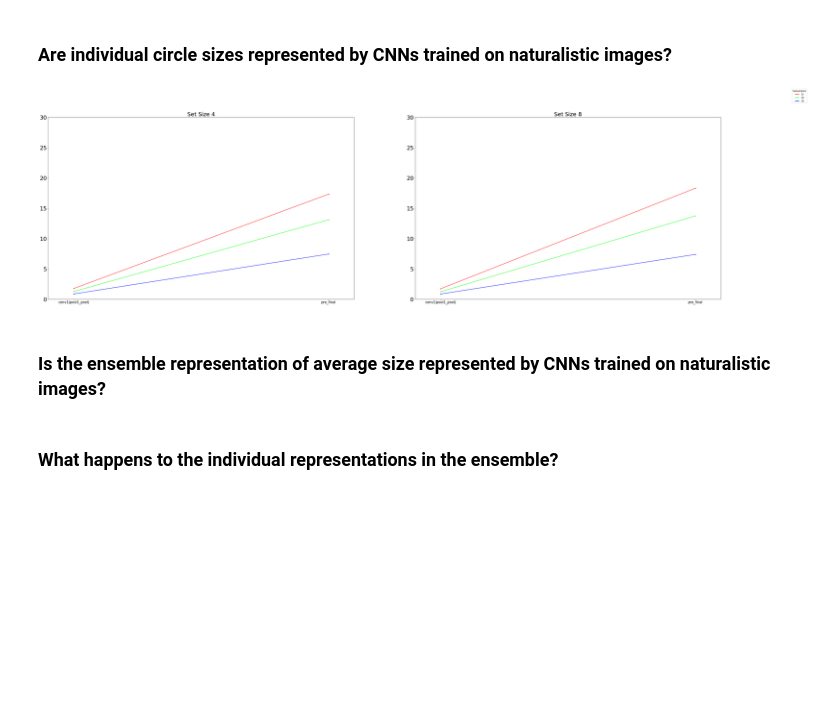
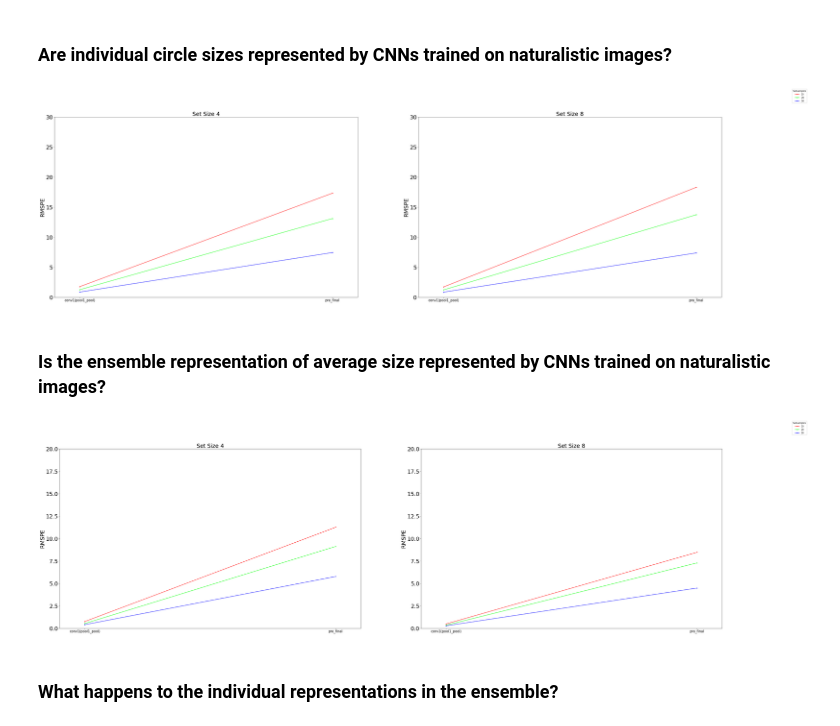
Before and after one commit to siddsuresh97/prep_tutorial, a Jupyter notebook: tutorial.ipynb, the cells around one changed output. Cells and saved outputs as stored; diff of their text form; code cells hidden in the pictures; blank space fills up the shorter version.

```diff
--- a/tutorial.ipynb
+++ b/tutorial.ipynb
@@ -667,11 +649,10 @@ def plot_graphs(regression_dirs, fname, plot_title, x_label, y_label,
             pass
         else:
             print('Unspecified mode')
-        subplot.set_ylabel('', fontsize = 25)
+        subplot.set_ylabel(y_label, fontsize = 25)
         subplot.set_ylim(ylim)
         subplot.tick_params(axis='y', which='major', labelsize=25)
         subplot.tick_params(axis='x', which='major', labelsize=15)
-
         subplot.legend().set_visible(False)
     if export_df_stats:
         export_data_df = pd.DataFrame({"performace_measure":average_fit_list, "layer":layer_list, "units":units_list, "set_size":set_size_list})
@@ -979,19 +960,21 @@ fig = plot_graphs(regression_dirs = exp_1a_dirs_to_plot, fname = 'sanity_check_1
                                     mode = 'avg_size', figsize = (54, 15), ylim = (0, 30), legend_title = 'Subsamples', analysis_type = 'lienar_regression', exp_name = '1a', export_df_stats = False, exp_results_dir = None)
 fig
 # %% [output]
-[figure, old version]
+[figure, new version]
 # %% [markdown]
 ### Is the ensemble representation of average size represented by CNNs trained on naturalistic images?
 # %%
 exp_1b_results_dir = os.path.join(RESULTS_DIR, '1b')
 exp_1b_results_set_size_4 = os.path.join(exp_1b_results_dir, 'set_size_4/')
 exp_1b_results_set_size_8 = os.path.join(exp_1b_results_dir, 'set_size_8/')
 exp_1b_dirs_to_plot = [exp_1b_results_set_size_4, exp_1b_results_set_size_8]
-fig = plot_graphs(regression_dirs = exp_1b_dirs_to_plot, fname = 'avg_size_1b.pkl',
+fig = plot_graphs(regression_dirs = exp_1b_dirs_to_plot, fname = 'avg_size_1b_rmspe.pkl',
                                     plot_title = 'Average size error', x_label = 'Layer Names', y_label = 'RMSPE', subsampling_levels=[10,20,50],
                                     mode = 'avg_size', figsize = (54, 15), ylim = (0, 20), legend_title = 'Subsamples',  analysis_type = 'logistic_regression', exp_name = '2a',
                                     export_df_stats = False, exp_results_dir = None)
 fig
+# %% [output]
+[figure, added]
 # %% [markdown]
 ### What happens to the individual representations in the ensemble?
 # %%
```
Also changed, not shown: parts of 8 cells of this notebook.
